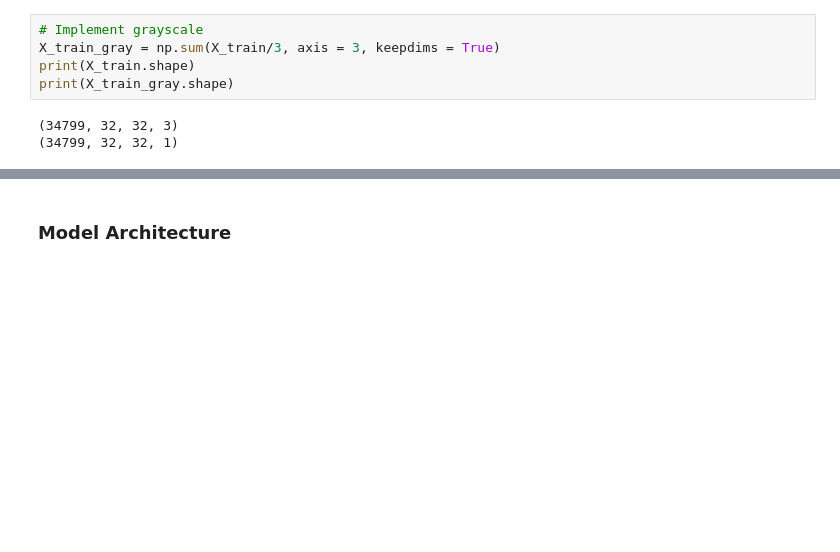
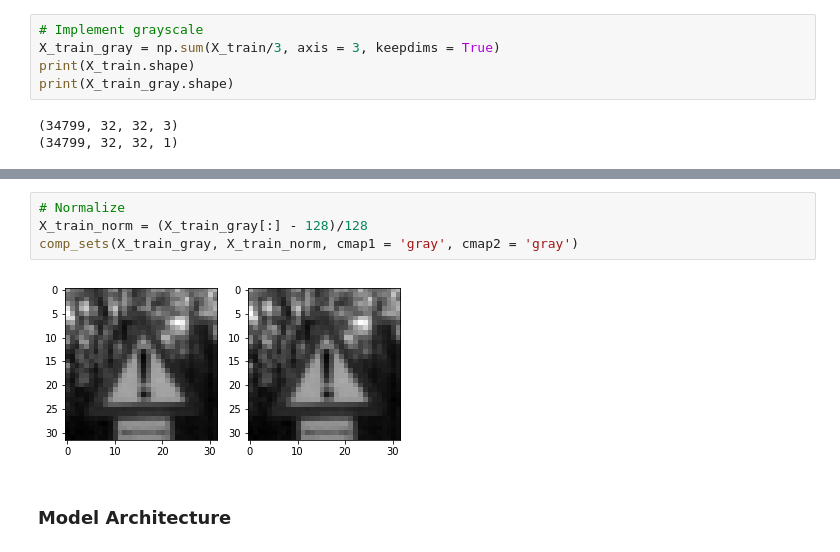
Before and after one commit to R-EM/Project2_Traffic_Sign_Classifier, a Jupyter notebook: Traffic_Sign_Classifier.ipynb, the cells around one changed output, grey strips where cells are left out. Drawn from its saved outputs; the diff is of its cells as text; blank space fills up the shorter version.

```diff
--- a/Traffic_Sign_Classifier.ipynb
+++ b/Traffic_Sign_Classifier.ipynb
@@ -164,3 +167,9 @@ plt2.imshow(image_gray, cmap = 'gray')
+# %%
+# Normalize
+X_train_norm = (X_train_gray[:] - 128)/128
+comp_sets(X_train_gray, X_train_norm, cmap1 = 'gray', cmap2 = 'gray')
+# %% [output]
+[figure, added]
 # %% [markdown]
 ### Model Architecture
 # %%
```
Also changed, not shown: parts of 2 cells of this notebook.
